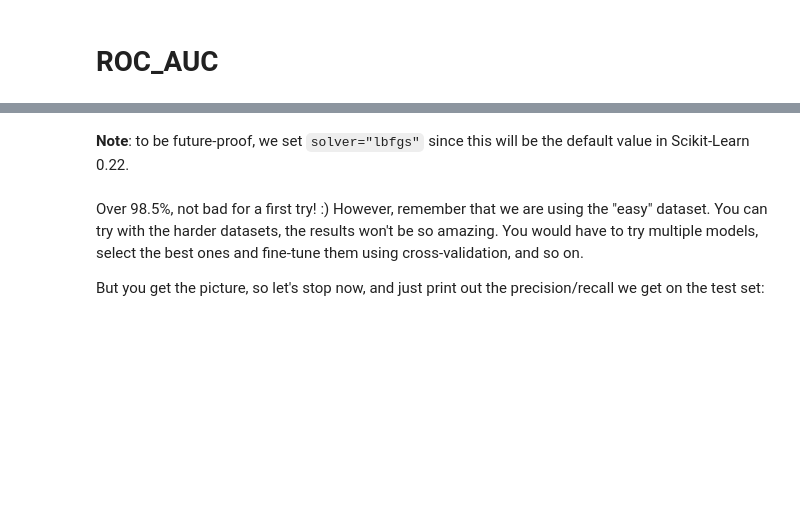
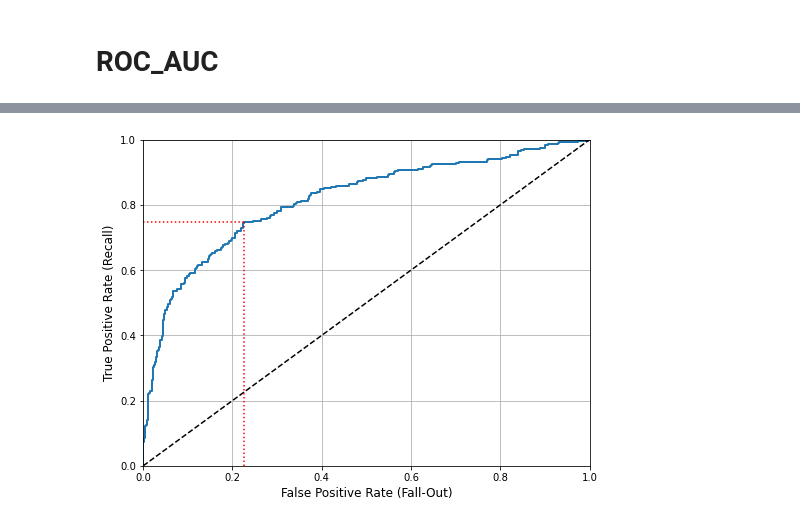
Before and after one commit to viggiano75/hands_on_ml, a Jupyter notebook: cap_03/03_classification.ipynb, the cells around one changed output, grey strips where cells are left out. Saved outputs shown, nothing was run; the diff lists cells and outputs as text; code cells hidden in the pictures; blank space fills up the shorter version.

```diff
--- a/cap_03/03_classification.ipynb
+++ b/cap_03/03_classification.ipynb
@@ -313,21 +252,0 @@ recall_score(y_train_5, y_train_pred_90)
-# %%
-from sklearn.metrics import roc_curve
-
-fpr, tpr, thresholds = roc_curve(y_train_5, y_scores)
-# %%
-def plot_roc_curve(fpr, tpr, label=None):
-    plt.plot(fpr, tpr, linewidth=2, label=label)
-    plt.plot([0, 1], [0, 1], 'k--') # dashed diagonal
-    plt.axis([0, 1, 0, 1])                                    # Not shown in the book
-    plt.xlabel('False Positive Rate (Fall-Out)', fontsize=16) # Not shown
-    plt.ylabel('True Positive Rate (Recall)', fontsize=16)    # Not shown
-    plt.grid(True)                                            # Not shown
-
-plt.figure(figsize=(8, 6))                                    # Not shown
-plot_roc_curve(fpr, tpr)
-fpr_90 = fpr[np.argmax(tpr >= recall_90_precision)]           # Not shown
-plt.plot([fpr_90, fpr_90], [0., recall_90_precision], "r:")   # Not shown
-plt.plot([0.0, fpr_90], [recall_90_precision, recall_90_precision], "r:")  # Not shown
-plt.plot([fpr_90], [recall_90_precision], "ro")               # Not shown
-save_fig("roc_curve_plot")                                    # Not shown
-plt.show()
@@ -1070,2 +252,0 @@ X_train_transformed = preprocess_pipeline.fit_transform(X_train)
-# %% [markdown]
-**Note**: to be future-proof, we set `solver="lbfgs"` since this will be the default value in Scikit-Learn 0.22.
@@ -1079,4 +252,0 @@ score.mean()
-# %% [markdown]
-Over 98.5%, not bad for a first try! :) However, remember that we are using the "easy" dataset. You can try with the harder datasets, the results won't be so amazing. You would have to try multiple models, select the best ones and fine-tune them using cross-validation, and so on.
-
-But you get the picture, so let's stop now, and just print out the precision/recall we get on the test set:
@@ -1094,0 +253,8 @@ print("Recall: {:.2f}%".format(100 * recall_score(y_test, y_pred)))
+# %%
+plt.figure(figsize=(8, 6))                                    # Not shown
+plot_roc_curve(fpr, tpr)
+plt.plot([fpr_opt, fpr_opt], [0., tpr_opt], "r:")   # Not shown
+plt.plot([0., fpr_opt], [tpr_opt, tpr_opt], "r:")   # Not shown
+plt.show()
+# %% [output]
+[figure, added]
```
Also changed, not shown: parts of 204 cells of this notebook, 1 other file.
